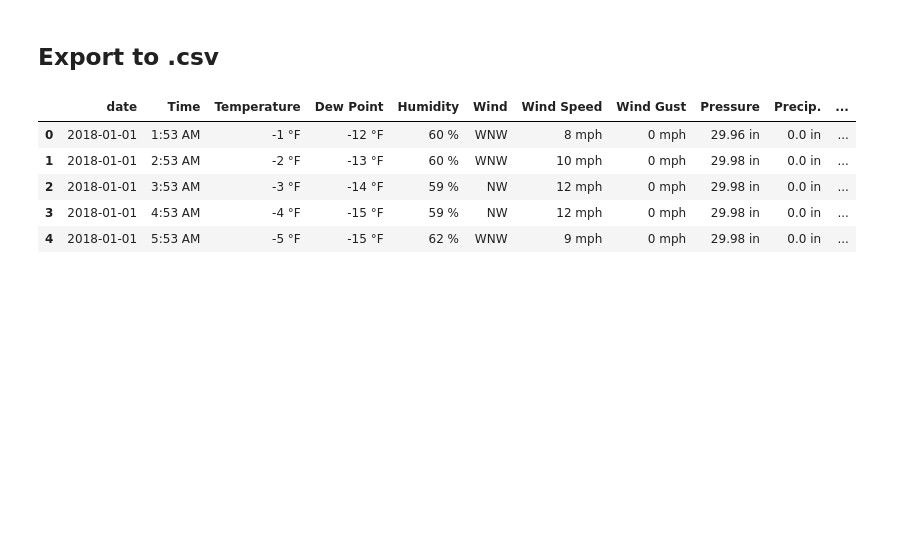
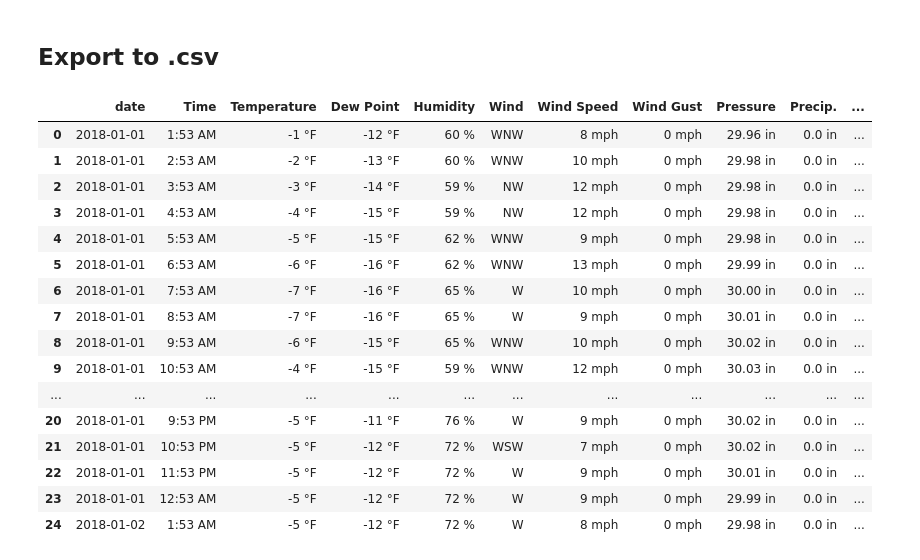
Before and after one commit to ltempfli/AAA-AIbertus-Magnus, a Jupyter notebook: data/Web_scraping_weather_data.ipynb, the cells around one changed output. Cells and saved outputs as stored; diff of their text form; code cells hidden in the pictures; blank space fills up the shorter version.

Commit message:
fix weather data bug

```diff
--- a/data/Web_scraping_weather_data.ipynb
+++ b/data/Web_scraping_weather_data.ipynb
@@ -151,14 +150,25 @@ print(list_day)
 [{'date': datetime.datetime(2018, 1, 1, 0, 0), 'Time': '1:53 AM', 'Temperature': '-1 °F', 'Dew Point': '-12 °F', 'Humidity': '60 %', 'Wind': 'WNW', 'Wind Speed': '8 mph', 'Wind Gust': '0 mph', 'Pressu ...
 # %% [markdown]
 ## Export to .csv
-# %%
-weather_data_raw = pd.DataFrame(list_day)
-
-weather_data_raw.head(5)
-# %% [output]
-|  | date | Time | Temperature | Dew Point | Humidity | Wind | Wind Speed | Wind Gust | Pressure | Precip. | ... |
-| 0 | 2018-01-01 | 1:53 AM | -1 °F | -12 °F | 60 % | WNW | 8 mph | 0 mph | 29.96 in | 0.0 in | ... |
-| 1 | 2018-01-01 | 2:53 AM | -2 °F | -13 °F | 60 % | WNW | 10 mph | 0 mph | 29.98 in | 0.0 in | ... |
-| 2 | 2018-01-01 | 3:53 AM | -3 °F | -14 °F | 59 % | NW | 12 mph | 0 mph | 29.98 in | 0.0 in | ... |
-| 3 | 2018-01-01 | 4:53 AM | -4 °F | -15 °F | 59 % | NW | 12 mph | 0 mph | 29.98 in | 0.0 in | ... |
-| 4 | 2018-01-01 | 5:53 AM | -5 °F | -15 °F | 62 % | WNW | 9 mph | 0 mph | 29.98 in | 0.0 in | ... |
+# %%
+weather_data_raw = pd.DataFrame(list_day)
+
+weather_data_raw.head(25) #There is a problem: In row 23 the date is wrong. This occurs every day, because the website displays data for 12:53 AM on the wrong date.
+# %% [output]
+|  | date | Time | Temperature | Dew Point | Humidity | Wind | Wind Speed | Wind Gust | Pressure | Precip. | ... |
+| 0 | 2018-01-01 | 1:53 AM | -1 °F | -12 °F | 60 % | WNW | 8 mph | 0 mph | 29.96 in | 0.0 in | ... |
+| 1 | 2018-01-01 | 2:53 AM | -2 °F | -13 °F | 60 % | WNW | 10 mph | 0 mph | 29.98 in | 0.0 in | ... |
+| 2 | 2018-01-01 | 3:53 AM | -3 °F | -14 °F | 59 % | NW | 12 mph | 0 mph | 29.98 in | 0.0 in | ... |
+| 3 | 2018-01-01 | 4:53 AM | -4 °F | -15 °F | 59 % | NW | 12 mph | 0 mph | 29.98 in | 0.0 in | ... |
+| 4 | 2018-01-01 | 5:53 AM | -5 °F | -15 °F | 62 % | WNW | 9 mph | 0 mph | 29.98 in | 0.0 in | ... |
+| 5 | 2018-01-01 | 6:53 AM | -6 °F | -16 °F | 62 % | WNW | 13 mph | 0 mph | 29.99 in | 0.0 in | ... |
+| 6 | 2018-01-01 | 7:53 AM | -7 °F | -16 °F | 65 % | W | 10 mph | 0 mph | 30.00 in | 0.0 in | ... |
+| 7 | 2018-01-01 | 8:53 AM | -7 °F | -16 °F | 65 % | W | 9 mph | 0 mph | 30.01 in | 0.0 in | ... |
+| 8 | 2018-01-01 | 9:53 AM | -6 °F | -15 °F | 65 % | WNW | 10 mph | 0 mph | 30.02 in | 0.0 in | ... |
+| 9 | 2018-01-01 | 10:53 AM | -4 °F | -15 °F | 59 % | WNW | 12 mph | 0 mph | 30.03 in | 0.0 in | ... |
+| ... | ... | ... | ... | ... | ... | ... | ... | ... | ... | ... | ... |
+| 20 | 2018-01-01 | 9:53 PM | -5 °F | -11 °F | 76 % | W | 9 mph | 0 mph | 30.02 in | 0.0 in | ... |
+| 21 | 2018-01-01 | 10:53 PM | -5 °F | -12 °F | 72 % | WSW | 7 mph | 0 mph | 30.02 in | 0.0 in | ... |
+| 22 | 2018-01-01 | 11:53 PM | -5 °F | -12 °F | 72 % | W | 9 mph | 0 mph | 30.01 in | 0.0 in | ... |
+| 23 | 2018-01-01 | 12:53 AM | -5 °F | -12 °F | 72 % | W | 9 mph | 0 mph | 29.99 in | 0.0 in | ... |
+| 24 | 2018-01-02 | 1:53 AM | -5 °F | -12 °F | 72 % | W | 8 mph | 0 mph | 29.98 in | 0.0 in | ... |
```
Also changed, not shown: parts of 3 cells of this notebook, 1 other file.
